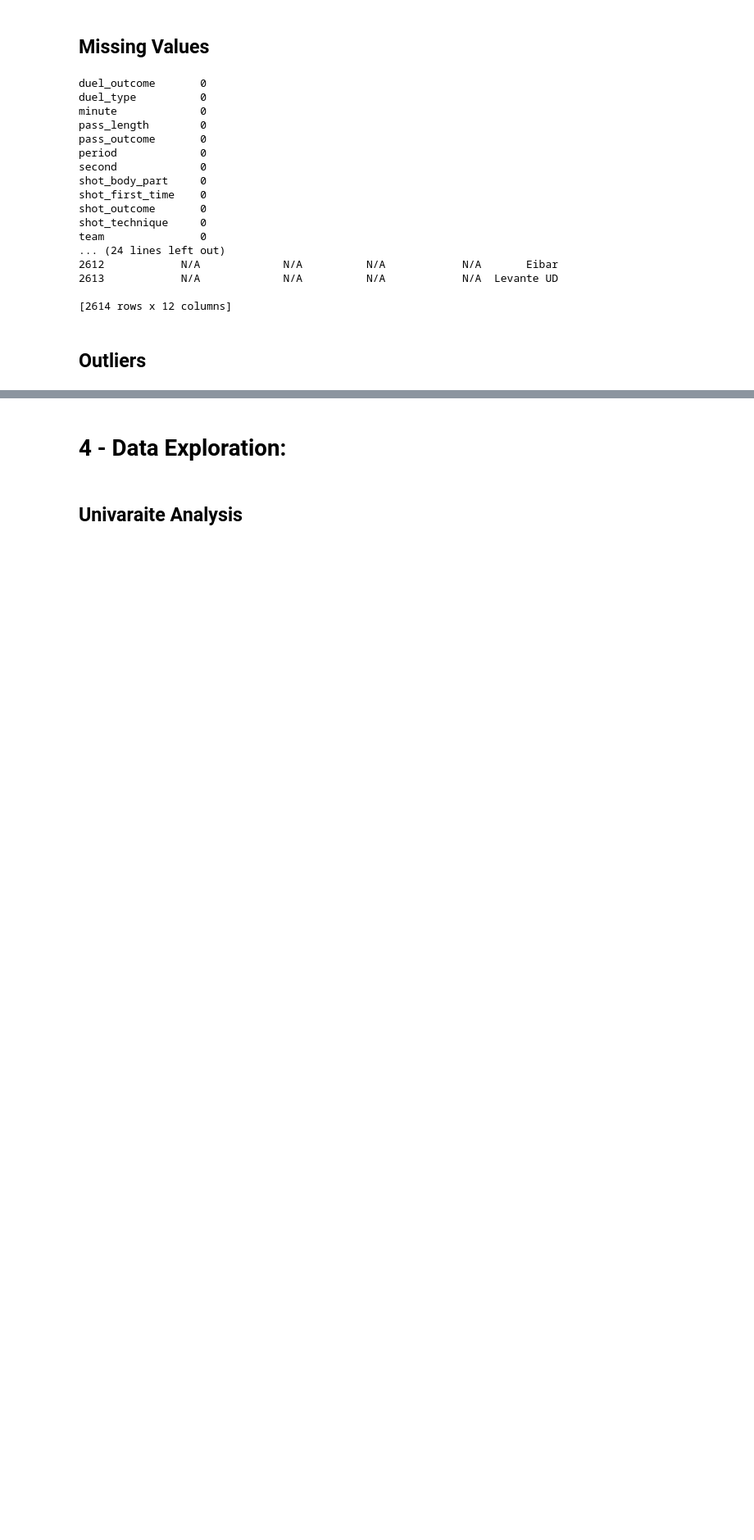
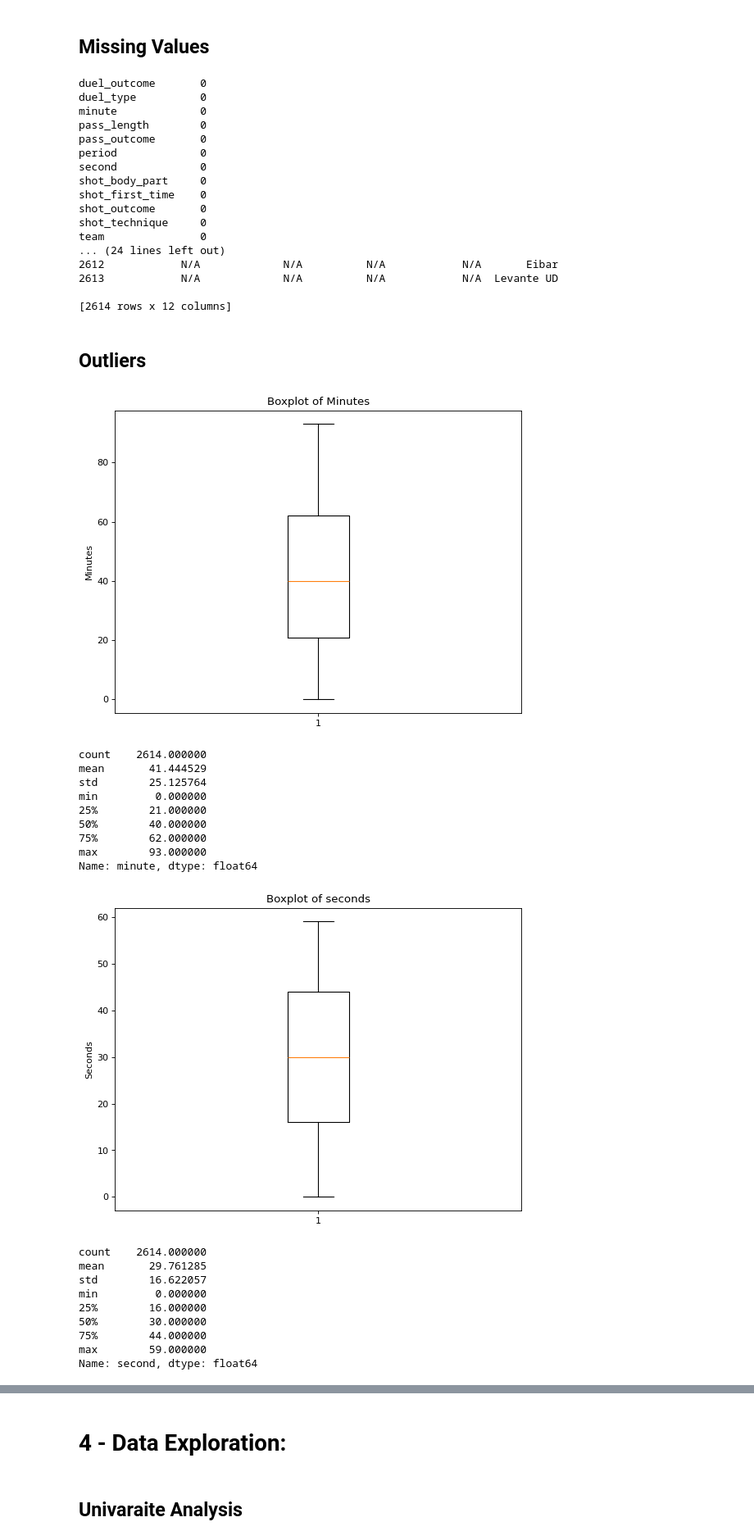
Before and after one commit to NojusMat/DataScience_CA2, a Jupyter notebook: NojusMatuseviciusDAProject.ipynb, the cells around one changed output, grey strips where cells are left out. Shown at 82% size. Saved outputs shown, nothing was run; the diff lists cells and outputs as text; code cells hidden in the pictures; blank space fills up the shorter version.

Commit message:
Outliers added

```diff
--- a/NojusMatuseviciusDAProject.ipynb
+++ b/NojusMatuseviciusDAProject.ipynb
@@ -193,3 +193,63 @@ team               0
 [2614 rows x 12 columns]
 # %% [markdown]
 ## Outliers
+# %%
+#Checking numerical values for outliers
+
+figure(num=None, figsize=(8, 6), dpi=80, facecolor='w', edgecolor='k')
+plt.boxplot(x=data.minute)
+plt.title("Boxplot of Minutes")
+plt.ylabel("Minutes")
+plt.show()
+print("No outliers in Minutes")
+
+print(data.minute.describe())
+#decide to keep these values as look reasonable
+
+
+
+figure(num=None, figsize=(8, 6), dpi=80, facecolor='w', edgecolor='k')
+plt.boxplot(x=data.second)
+plt.title("Boxplot of seconds")
+plt.ylabel("Seconds")
+plt.show()
+print(data.second.describe())
+print("\nNo outliers in seconds")
+
+
+figure(num=None, figsize=(8, 6), dpi=80, facecolor='w', edgecolor='k')
+plt.boxplot(x=data.period)
+plt.title("Boxplot of Period")
+plt.ylabel("Period(Half of play")
+plt.show()
+print(data.period.describe())
+print("\nNo outliers in period")
+
+figure(num=None, figsize=(8, 6), dpi=80, facecolor='w', edgecolor='k')
+plt.boxplot(x=data.pass_length)
+plt.title("Boxplot of Pass Length")
+plt.ylabel("Pass Length (Meters)")
+plt.show()
+print(data.pass_length.describe())
+print("\n Pass length has outliers past 35 meters but they are going to be kept as they are statistically possible")
+# %% [output]
+[figure, added]
+count    2614.000000
+mean       41.444529
+std        25.125764
+min         0.000000
+25%        21.000000
+50%        40.000000
+75%        62.000000
+max        93.000000
+Name: minute, dtype: float64
+[figure, added]
+count    2614.000000
+mean       29.761285
+std        16.622057
+min         0.000000
+25%        16.000000
+50%        30.000000
+75%        44.000000
+max        59.000000
+Name: second, dtype: float64
```
Also changed, not shown: parts of 1 cell of this notebook.
